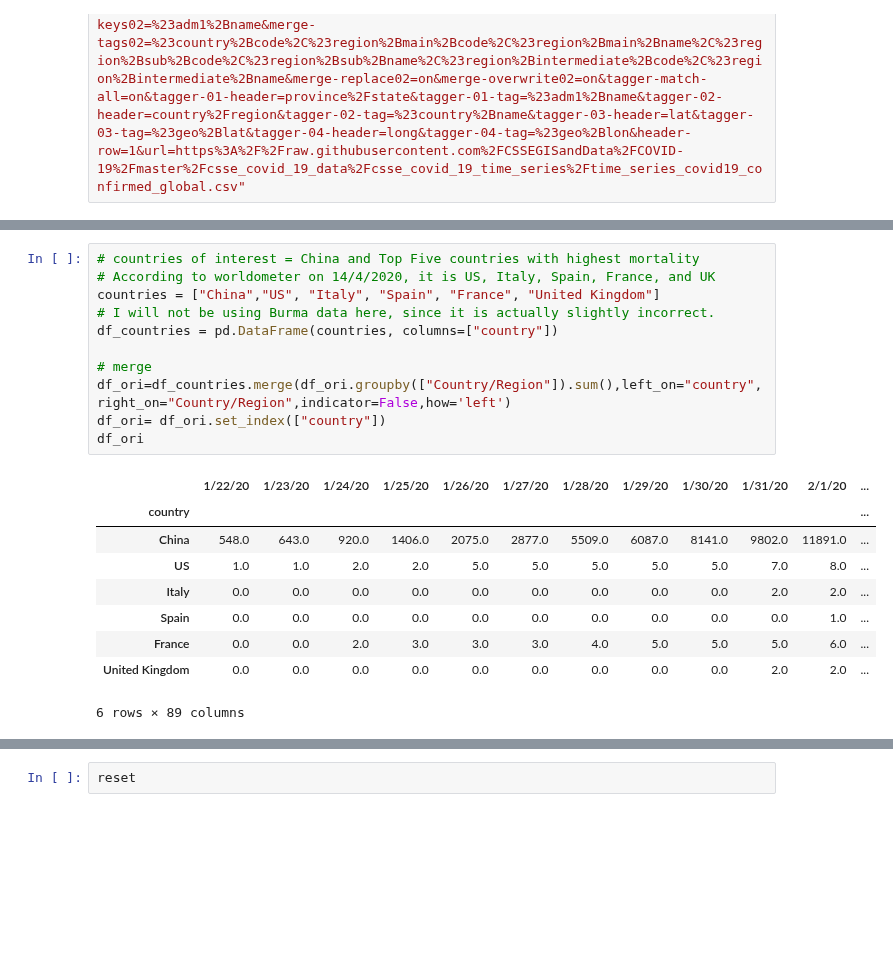
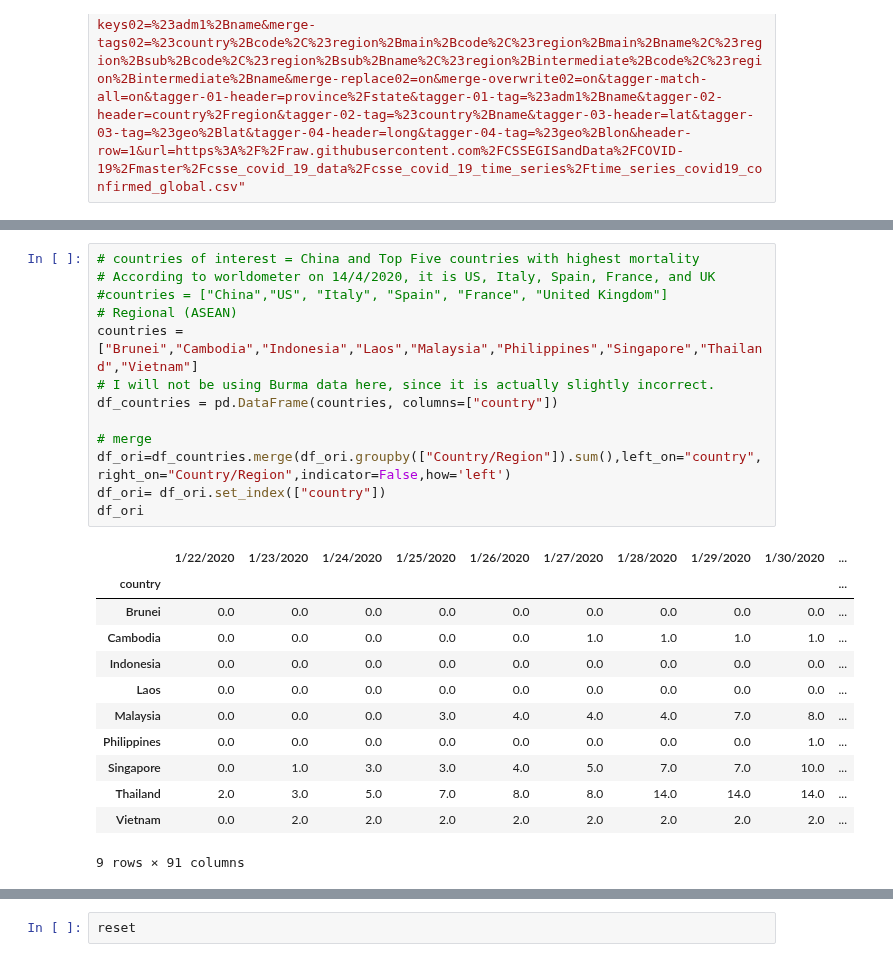
Before and after one commit to finerbrighterlighter/myanmar_covid19, a Jupyter notebook: myanmar_compared.ipynb, the cells around one changed output, grey strips where cells are left out. Drawn from its saved outputs; the diff is of its cells as text; blank space fills up the shorter version.

```diff
--- a/myanmar_compared.ipynb
+++ b/myanmar_compared.ipynb
@@ -44,24 +44,29 @@ df_ori
 # %%
 # countries of interest = China and Top Five countries with highest mortality
 # According to worldometer on 14/4/2020, it is US, Italy, Spain, France, and UK
-countries = ["China","US", "Italy", "Spain", "France", "United Kingdom"]
+#countries = ["China","US", "Italy", "Spain", "France", "United Kingdom"]
+# Regional (ASEAN)
+countries = ["Brunei","Cambodia","Indonesia","Laos","Malaysia","Philippines","Singapore","Thailand","Vietnam"]
 # I will not be using Burma data here, since it is actually slightly incorrect.
 df_countries = pd.DataFrame(countries, columns=["country"])
 
 # merge
 df_ori=df_countries.merge(df_ori.groupby(["Country/Region"]).sum(),left_on="country",right_on="Country/Region",indicator=False,how='left')
 df_ori= df_ori.set_index(["country"])
 df_ori
 # %% [output]
-|  | 1/22/20 | 1/23/20 | 1/24/20 | 1/25/20 | 1/26/20 | 1/27/20 | 1/28/20 | 1/29/20 | 1/30/20 | 1/31/20 | 2/1/20 | ... |
-| country |  |  |  |  |  |  |  |  |  |  |  | ... |
-| China | 548.0 | 643.0 | 920.0 | 1406.0 | 2075.0 | 2877.0 | 5509.0 | 6087.0 | 8141.0 | 9802.0 | 11891.0 | ... |
-| US | 1.0 | 1.0 | 2.0 | 2.0 | 5.0 | 5.0 | 5.0 | 5.0 | 5.0 | 7.0 | 8.0 | ... |
-| Italy | 0.0 | 0.0 | 0.0 | 0.0 | 0.0 | 0.0 | 0.0 | 0.0 | 0.0 | 2.0 | 2.0 | ... |
-| Spain | 0.0 | 0.0 | 0.0 | 0.0 | 0.0 | 0.0 | 0.0 | 0.0 | 0.0 | 0.0 | 1.0 | ... |
-| France | 0.0 | 0.0 | 2.0 | 3.0 | 3.0 | 3.0 | 4.0 | 5.0 | 5.0 | 5.0 | 6.0 | ... |
-| United Kingdom | 0.0 | 0.0 | 0.0 | 0.0 | 0.0 | 0.0 | 0.0 | 0.0 | 0.0 | 2.0 | 2.0 | ... |
+|  | 1/22/2020 | 1/23/2020 | 1/24/2020 | 1/25/2020 | 1/26/2020 | 1/27/2020 | 1/28/2020 | 1/29/2020 | 1/30/2020 | ... |
+| country |  |  |  |  |  |  |  |  |  | ... |
+| Brunei | 0.0 | 0.0 | 0.0 | 0.0 | 0.0 | 0.0 | 0.0 | 0.0 | 0.0 | ... |
+| Cambodia | 0.0 | 0.0 | 0.0 | 0.0 | 0.0 | 1.0 | 1.0 | 1.0 | 1.0 | ... |
+| Indonesia | 0.0 | 0.0 | 0.0 | 0.0 | 0.0 | 0.0 | 0.0 | 0.0 | 0.0 | ... |
+| Laos | 0.0 | 0.0 | 0.0 | 0.0 | 0.0 | 0.0 | 0.0 | 0.0 | 0.0 | ... |
+| Malaysia | 0.0 | 0.0 | 0.0 | 3.0 | 4.0 | 4.0 | 4.0 | 7.0 | 8.0 | ... |
+| Philippines | 0.0 | 0.0 | 0.0 | 0.0 | 0.0 | 0.0 | 0.0 | 0.0 | 1.0 | ... |
+| Singapore | 0.0 | 1.0 | 3.0 | 3.0 | 4.0 | 5.0 | 7.0 | 7.0 | 10.0 | ... |
+| Thailand | 2.0 | 3.0 | 5.0 | 7.0 | 8.0 | 8.0 | 14.0 | 14.0 | 14.0 | ... |
+| Vietnam | 0.0 | 2.0 | 2.0 | 2.0 | 2.0 | 2.0 | 2.0 | 2.0 | 2.0 | ... |
-6 rows × 89 columns
+9 rows × 91 columns
 # %%
 df=df_ori.T.reset_index()
 df.rename(columns={"index": "date"}, inplace=True)
```
Also changed, not shown: parts of 14 cells of this notebook.
